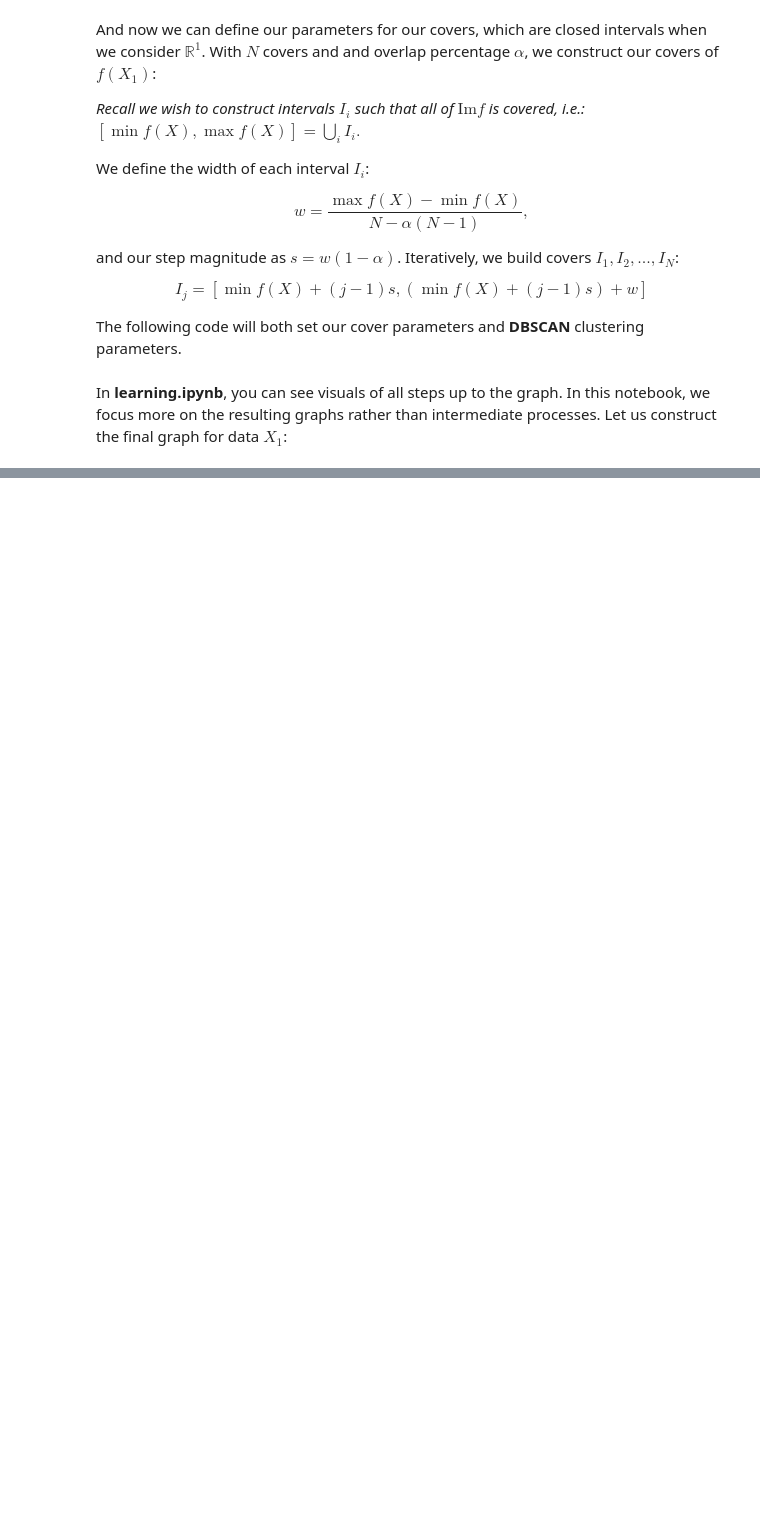
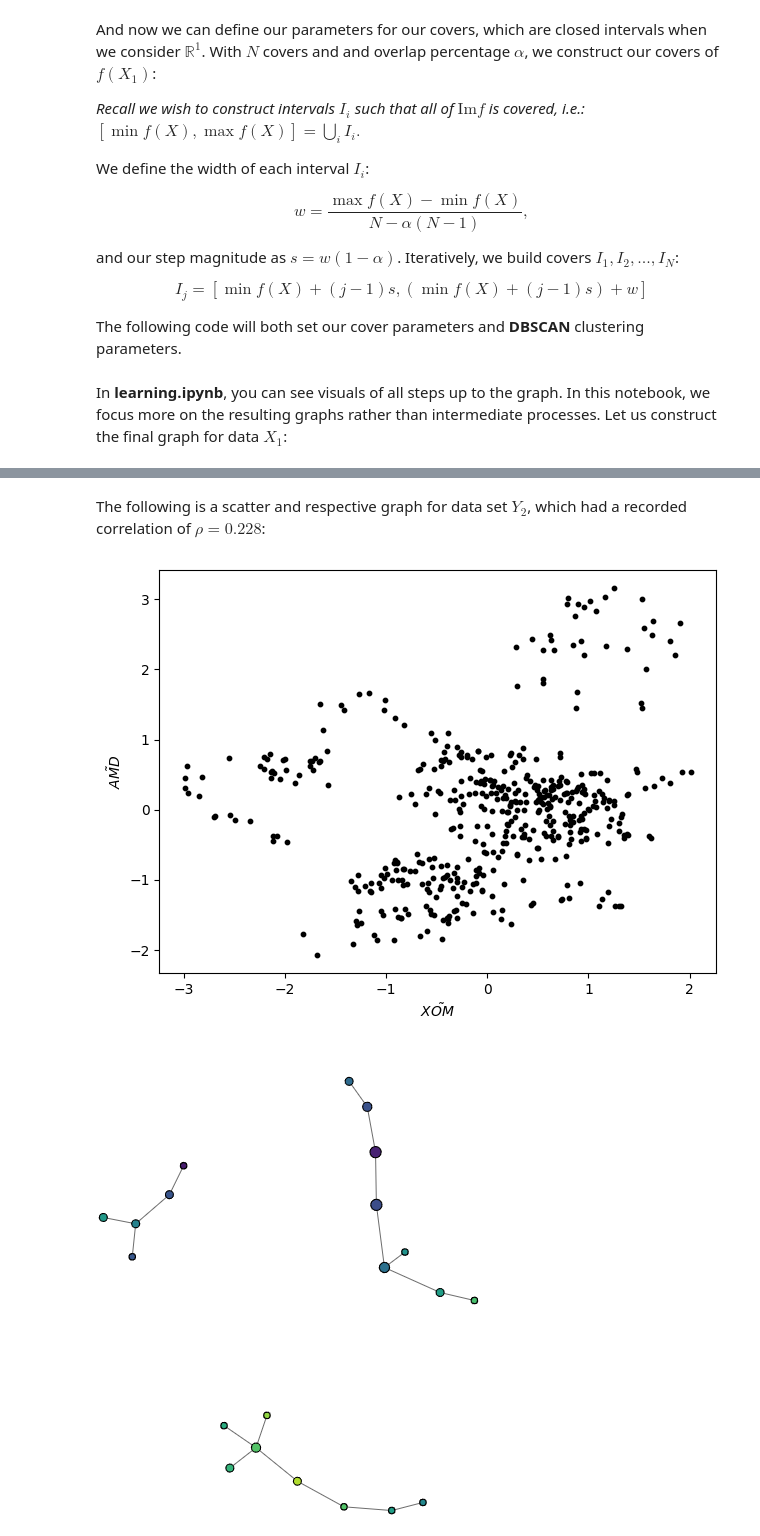
Before and after one commit to p-korolev/tda-project, a Jupyter notebook: structures.ipynb, the cells around one changed output, grey strips where cells are left out. Saved outputs shown, nothing was run; the diff lists cells and outputs as text; code cells hidden in the pictures; blank space fills up the shorter version.

```diff
--- a/structures.ipynb
+++ b/structures.ipynb
@@ -246,0 +334,28 @@ MapGraph(X=X5, lens=f, N_covers=6, cover_overlap=0.3, cluster_sampling=3, graph_
+# %%
+from sklearn.preprocessing import StandardScaler
+
+# Generate bivariate data sets
+Y1 = StandardScaler().fit_transform(np.column_stack([price_df["XOM"], price_df["MPC"]]))     #p = 0.440
+Y2 = StandardScaler().fit_transform(np.column_stack([price_df["XOM"], price_df["AMD"]]))     #p = 0.228
+Y3 = StandardScaler().fit_transform(np.column_stack([price_df["COST"], price_df["SBUX"]]))   #p = 0.385
+Y4 = StandardScaler().fit_transform(np.column_stack([price_df["CVX"], price_df["OXY"]]))     #p = 0.011
+Y5 = StandardScaler().fit_transform(np.column_stack([price_df["CVX"], price_df["NVDA"]]))    #p = 0.486
+
+# Build graphs using same lens function and clustering parameters
+MapGraph(X=Y1, lens=f, N_covers=6, cover_overlap=0.3, cluster_sampling=3, graph_name="XOM_MPC_price_map")
+MapGraph(X=Y2, lens=f, N_covers=6, cover_overlap=0.3, cluster_sampling=3, graph_name="XOM_AMD_price_map")
+MapGraph(X=Y3, lens=f, N_covers=6, cover_overlap=0.3, cluster_sampling=3, graph_name="COST_SBUX_price_map")
+MapGraph(X=Y4, lens=f, N_covers=6, cover_overlap=0.3, cluster_sampling=3, graph_name="CVX_OXY_price_map")
+MapGraph(X=Y5, lens=f, N_covers=6, cover_overlap=0.3, cluster_sampling=3, graph_name="CVX_NVDA_price_map")
+# %% [markdown]
+The following is a scatter and respective graph for data set $Y_2$, which had a recorded correlation of $\rho = 0.228$:
+# %%
+plt.scatter(x=Y2[:, 0], y=Y2[:, 1], color = "black", s=10)
+plt.xlabel(r"$\tilde{XOM}$")
+plt.ylabel(r"$\tilde{AMD}$")
+plt.tight_layout()
+plt.show()
+display(Image(filename="png/6_cover/XOM_AMD graph.png"))
+# %% [output]
+[figure, added]
+[figure, added]
```
Also changed, not shown: parts of 9 cells of this notebook.
